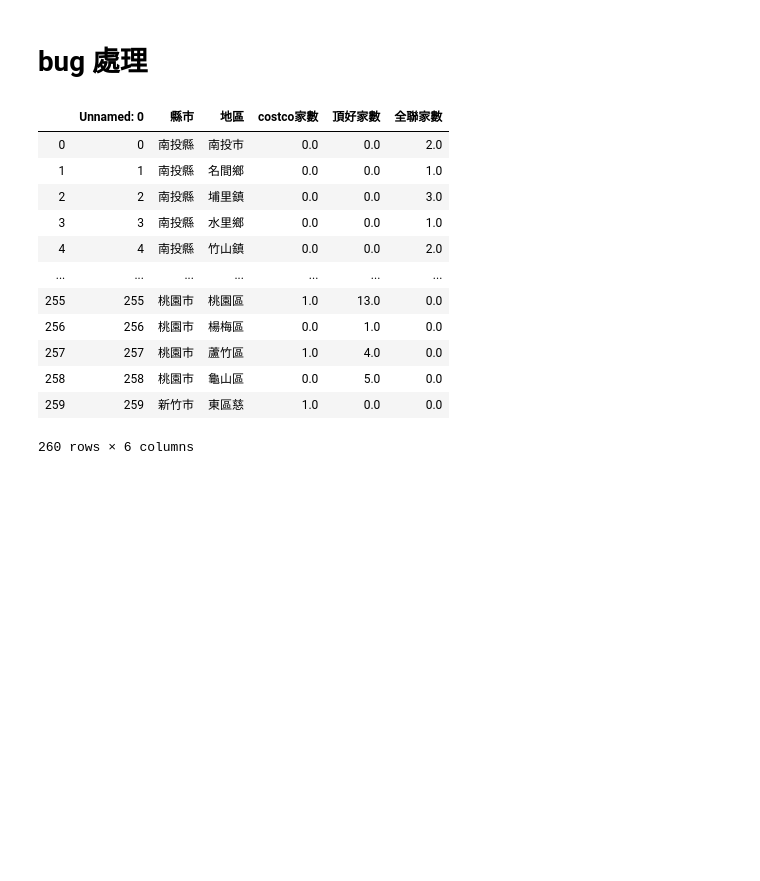
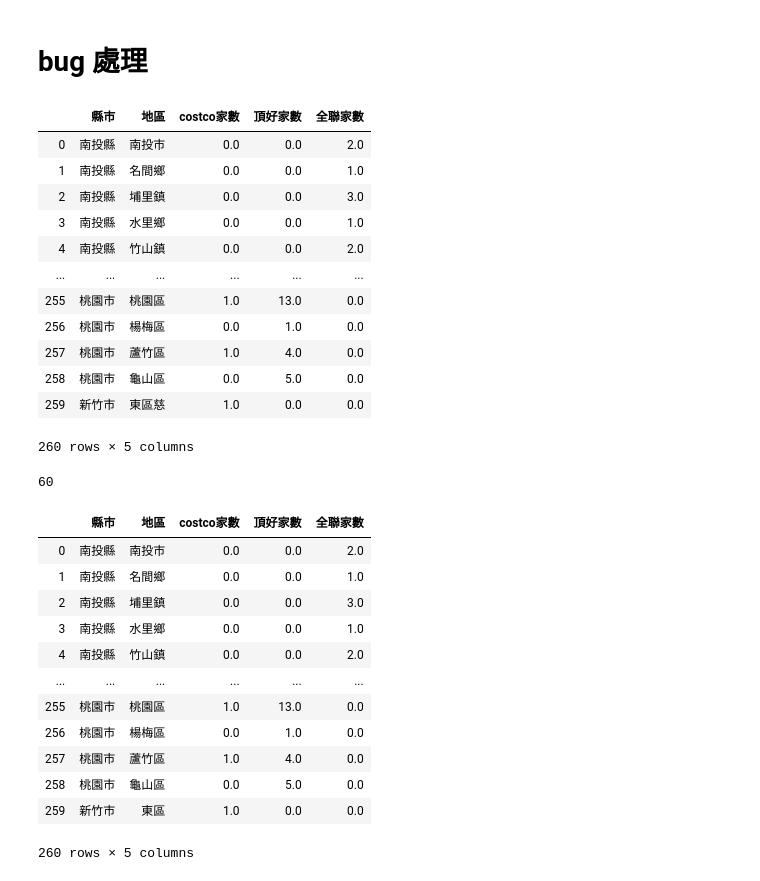
Before and after one commit to jouhsuanlin/ntuibr07, a Jupyter notebook: process_data/超市資訊.ipynb, the cells around one changed output. Saved outputs shown, nothing was run; the diff lists cells and outputs as text; code cells hidden in the pictures; blank space fills up the shorter version.

```diff
--- a/process_data/超市資訊.ipynb
+++ b/process_data/超市資訊.ipynb
@@ -328,18 +328,45 @@ All.to_csv('超市家數.csv')
 # bug 處理
 # %%
 data = pd.read_csv('超市家數.csv')
+data = data.drop(columns = ['Unnamed: 0'])
 data
 # %% [output]
-|  | Unnamed: 0 | 縣市 | 地區 | costco家數 | 頂好家數 | 全聯家數 |
-| 0 | 0 | 南投縣 | 南投市 | 0.0 | 0.0 | 2.0 |
-| 1 | 1 | 南投縣 | 名間鄉 | 0.0 | 0.0 | 1.0 |
-| 2 | 2 | 南投縣 | 埔里鎮 | 0.0 | 0.0 | 3.0 |
-| 3 | 3 | 南投縣 | 水里鄉 | 0.0 | 0.0 | 1.0 |
-| 4 | 4 | 南投縣 | 竹山鎮 | 0.0 | 0.0 | 2.0 |
-| ... | ... | ... | ... | ... | ... | ... |
-| 255 | 255 | 桃園市 | 桃園區 | 1.0 | 13.0 | 0.0 |
-| 256 | 256 | 桃園市 | 楊梅區 | 0.0 | 1.0 | 0.0 |
-| 257 | 257 | 桃園市 | 蘆竹區 | 1.0 | 4.0 | 0.0 |
-| 258 | 258 | 桃園市 | 龜山區 | 0.0 | 5.0 | 0.0 |
-| 259 | 259 | 新竹市 | 東區慈 | 1.0 | 0.0 | 0.0 |
+|  | 縣市 | 地區 | costco家數 | 頂好家數 | 全聯家數 |
+| 0 | 南投縣 | 南投市 | 0.0 | 0.0 | 2.0 |
+| 1 | 南投縣 | 名間鄉 | 0.0 | 0.0 | 1.0 |
+| 2 | 南投縣 | 埔里鎮 | 0.0 | 0.0 | 3.0 |
+| 3 | 南投縣 | 水里鄉 | 0.0 | 0.0 | 1.0 |
+| 4 | 南投縣 | 竹山鎮 | 0.0 | 0.0 | 2.0 |
+| ... | ... | ... | ... | ... | ... |
+| 255 | 桃園市 | 桃園區 | 1.0 | 13.0 | 0.0 |
+| 256 | 桃園市 | 楊梅區 | 0.0 | 1.0 | 0.0 |
+| 257 | 桃園市 | 蘆竹區 | 1.0 | 4.0 | 0.0 |
+| 258 | 桃園市 | 龜山區 | 0.0 | 5.0 | 0.0 |
+| 259 | 新竹市 | 東區慈 | 1.0 | 0.0 | 0.0 |
-260 rows × 6 columns
+260 rows × 5 columns
+# %%
+num = 0
+for x in range(0,len(data)):
+    if (data.loc[x, '縣市'][2] == '市') and (data.loc[x, '地區'][1] == '區'):
+        data.loc[x, '地區'] = data.loc[x, '地區'][0:2]
+        num += 1
+
+num
+# %% [output]
+60
+# %%
+data
+# %% [output]
+|  | 縣市 | 地區 | costco家數 | 頂好家數 | 全聯家數 |
+| 0 | 南投縣 | 南投市 | 0.0 | 0.0 | 2.0 |
+| 1 | 南投縣 | 名間鄉 | 0.0 | 0.0 | 1.0 |
+| 2 | 南投縣 | 埔里鎮 | 0.0 | 0.0 | 3.0 |
+| 3 | 南投縣 | 水里鄉 | 0.0 | 0.0 | 1.0 |
+| 4 | 南投縣 | 竹山鎮 | 0.0 | 0.0 | 2.0 |
+| ... | ... | ... | ... | ... | ... |
+| 255 | 桃園市 | 桃園區 | 1.0 | 13.0 | 0.0 |
+| 256 | 桃園市 | 楊梅區 | 0.0 | 1.0 | 0.0 |
+| 257 | 桃園市 | 蘆竹區 | 1.0 | 4.0 | 0.0 |
+| 258 | 桃園市 | 龜山區 | 0.0 | 5.0 | 0.0 |
+| 259 | 新竹市 | 東區 | 1.0 | 0.0 | 0.0 |
+260 rows × 5 columns
```
Also changed, not shown: parts of 1 cell of this notebook, 1 other file.
